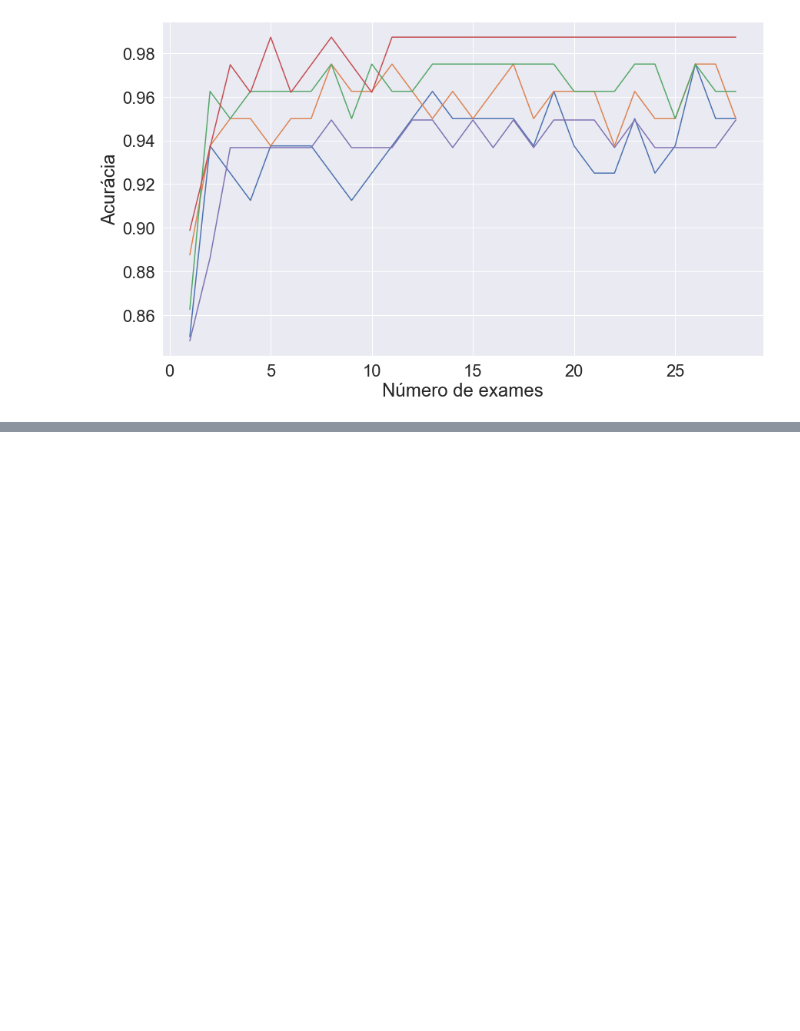
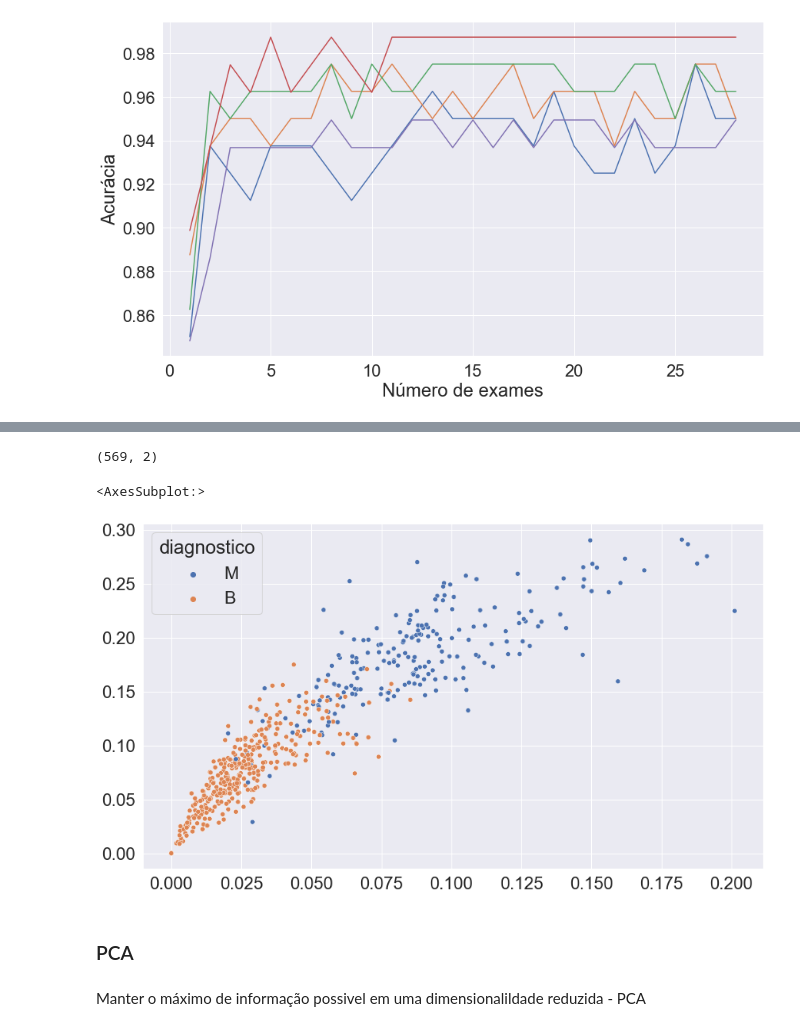
Before and after one commit to cglima/alura-machine-learning-lidando-com-dados-de-multidimensoes, a Jupyter notebook: alura_care.ipynb, the cells around one changed output, grey strips where cells are left out. Cells and saved outputs as stored; diff of their text form; code cells hidden in the pictures; blank space fills up the shorter version.

```diff
--- a/alura_care.ipynb
+++ b/alura_care.ipynb
@@ -599,0 +643,17 @@ plt.show()
+# %%
+valores_exames_v7 = selecionador_rfe.transform(valores_exames_v6)
+# %%
+valores_exames_v7.shape
+# %% [output]
+(569, 2)
+# %%
+import seaborn as sns
+plt.figure(figsize=(14,8))
+sns.scatterplot(x= valores_exames_v7[:,0], y= valores_exames_v7[:,1], hue= diagnostico)
+# %% [output]
+<AxesSubplot:>
+[figure, added]
+# %% [markdown]
+### PCA
+# %% [markdown]
+Manter o máximo de informação possivel em uma dimensionalildade reduzida - PCA
```
Also changed, not shown: parts of 7 cells of this notebook.
